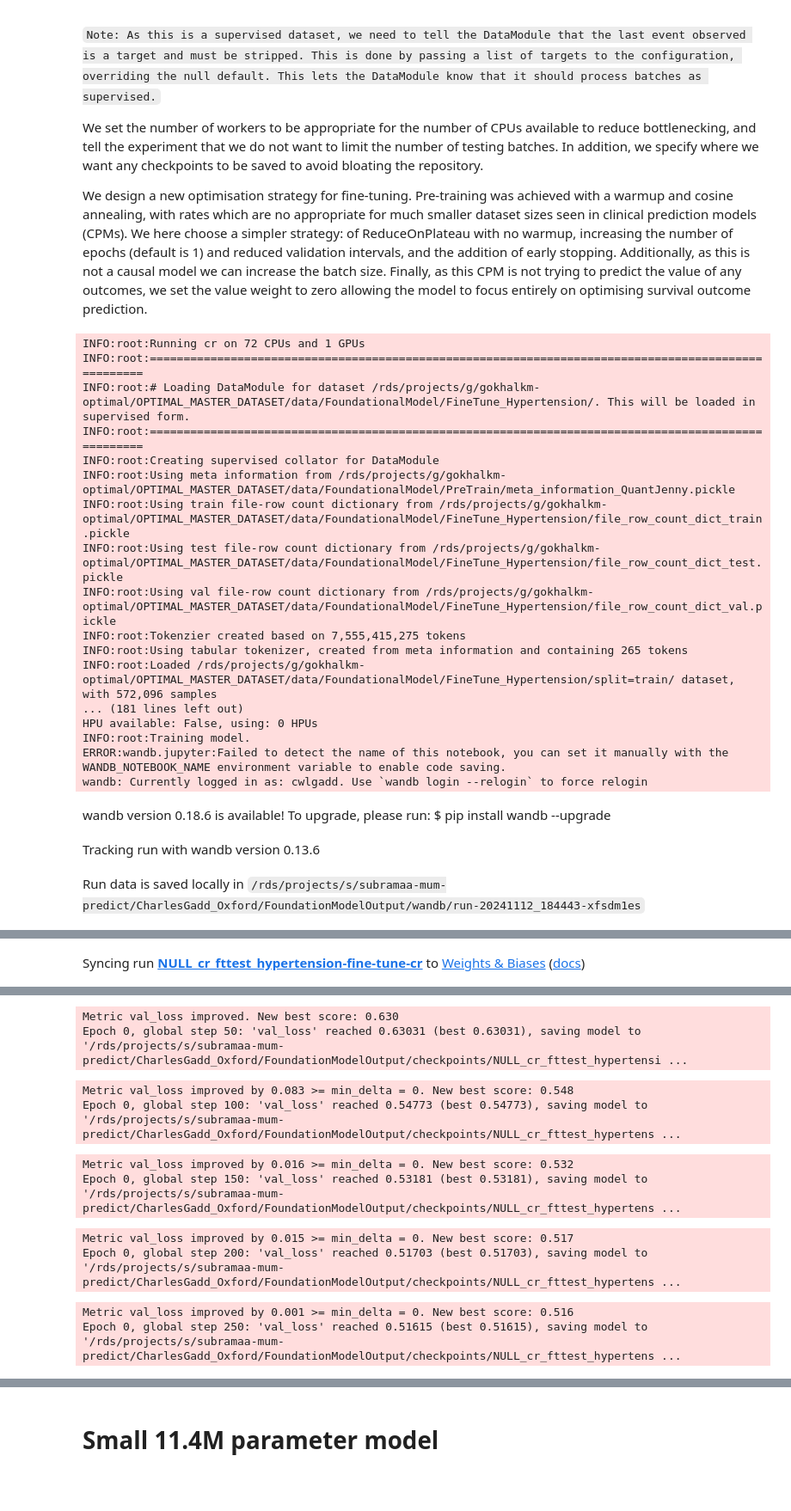
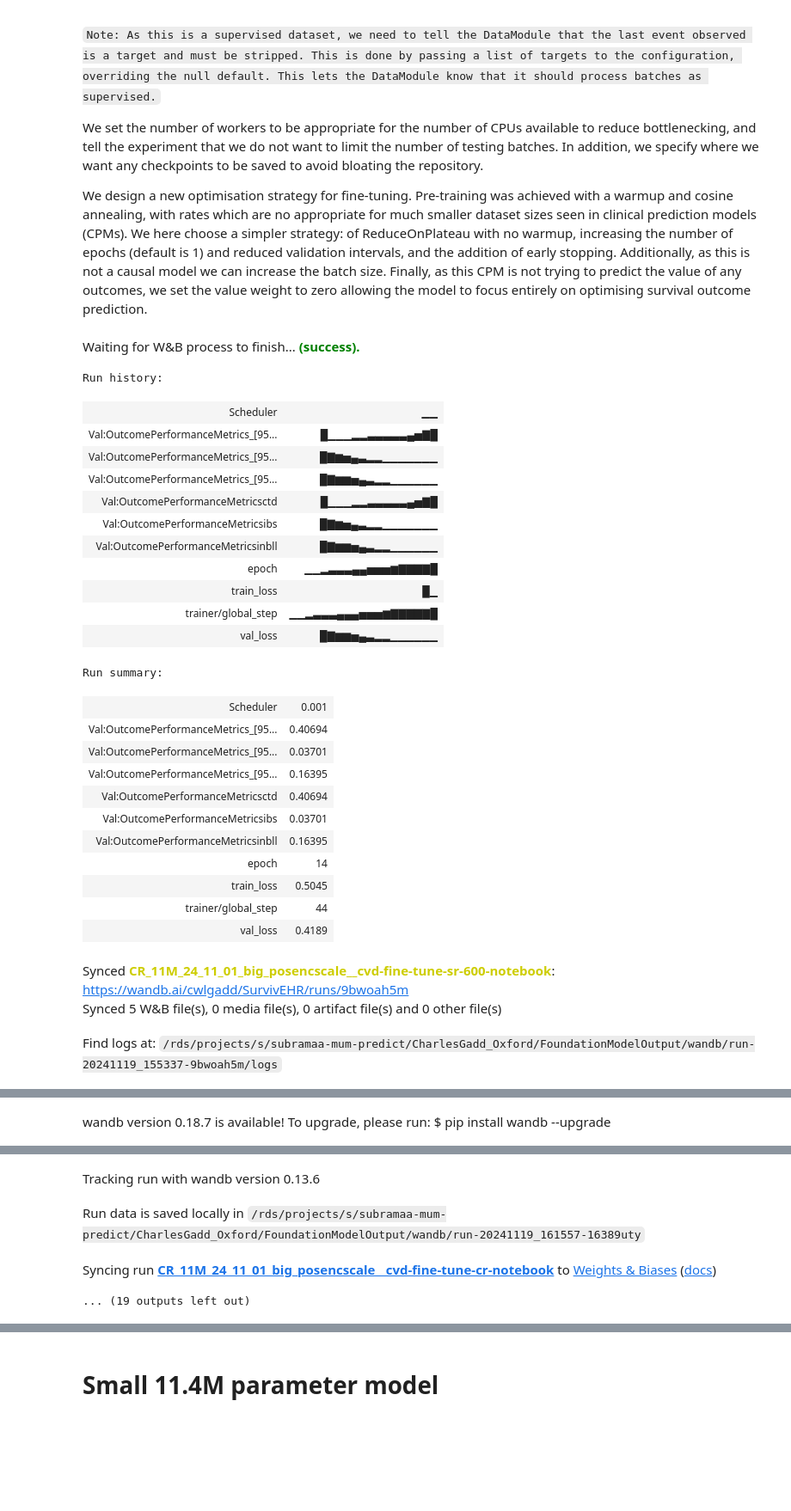
Before and after one commit to cwlgadd/SurvivEHR, a Jupyter notebook: examples/modelling/SurvStreamGPT/notebooks/CompetingRisk/CVD/4_finetune.ipynb, the cells around one changed output, grey strips where cells are left out. Shown at 86% size. Drawn from its saved outputs; the diff is of its cells as text; code cells hidden in the pictures; blank space fills up the shorter version.

```diff
--- a/examples/modelling/SurvStreamGPT/notebooks/CompetingRisk/CVD/4_finetune.ipynb
+++ b/examples/modelling/SurvStreamGPT/notebooks/CompetingRisk/CVD/4_finetune.ipynb
@@ -75,9 +75,9 @@ We set the number of workers to be appropriate for the number of CPUs available
 
 We design a new optimisation strategy for fine-tuning. Pre-training was achieved with a warmup and cosine annealing, with rates which are no appropriate for much smaller dataset sizes seen in clinical prediction models (CPMs). We here choose a simpler strategy: of ReduceOnPlateau with no warmup, increasing the number of epochs (default is 1) and reduced validation intervals, and the addition of early stopping. Additionally, as this is not a causal model we can increase the batch size. Finally, as this CPM is not trying to predict the value of any outcomes, we set the value weight to zero allowing the model to focus entirely on optimising survival outcome prediction.
 # %%
-pre_trained_models = ["NULL_cr_fttest"]   # "CR_11M_24_11_01_big_posencscale_",
-experiments = ["hypertension", "cvd"]
-experiment_types = ["fine-tune-cr"]  # "fine-tune-sr",
+pre_trained_models = ["CR_11M_24_11_01_big_posencscale_"]   # , "NULL-CR"
+experiments = ["cvd", "hypertension"]
+experiment_types = ["fine-tune-cr", "fine-tune-sr"]
 
 for pre_trained_model in pre_trained_models:
 
@@ -91,58 +91,66 @@ for pre_trained_model in pre_trained_models:
                 cfg = compose(config_name="config_CompetingRisk37M",
                               overrides=[# Experiment setup
                                          f"experiment.type='{experiment_type}'",
-                                         f"experiment.run_id='{pre_trained_model}'",  #
-                                         f"experiment.fine_tune_id='{experiment}-{experiment_type}'",
+                                         f"experiment.run_id='{pre_trained_model}'",
+                                         f"experiment.fine_tune_id='{experiment}-{experiment_type}-notebook'",
                                          "experiment.train=True",
                                          "experiment.test=True",
                                          # Dataloader
-                                         # "data.batch_size=512",
+                                         "data.batch_size=256",
                                          "data.meta_information_path=/rds/projects/g/gokhalkm-optimal/OPTIMAL_MASTER_DATASET/data/FoundationalModel/PreTrain/meta_information_QuantJenny.pickle",
                                          "data.min_workers=12",
                                          # Optimiser
                                          "optim.num_epochs=20",
                                          "optim.limit_test_batches=null",
                                          "optim.scheduler=ReduceOnPlateau",
                                          "optim.scheduler_warmup=False",
-                                         "optim.learning_rate=1e-4",
+                                         "optim.learning_rate=1e-3",
                                          "optim.val_check_interval=50",
                                          "optim.early_stop=True",
-                                         "optim.early_stop_patience=5",
+                                         "optim.early_stop_patience=20",
                                          "optim.limit_val_batches=0.035",
                                         ]
                              )
 
 
             match experiment.lower():
                 case "cvd":
                     cfg.data.path_to_ds="/rds/projects/g/gokhalkm-optimal/OPTIMAL_MASTER_DATASET/data/FoundationalModel/FineTune_CVD/"
                     cfg.experiment.fine_tune_outcomes=["IHDINCLUDINGMI_OPTIMALV2", "ISCHAEMICSTROKE_V2", "MINFARCTION", "STROKEUNSPECIFIED_V2", "STROKE_HAEMRGIC"]
                 case "hypertension":
                     cfg.data.path_to_ds="/rds/projects/g/gokhalkm-optimal/OPTIMAL_MASTER_DATASET/data/FoundationalModel/FineTune_Hypertension/"
                     cfg.experiment.fine_tune_outcomes=["HYPERTENSION"]
 
 
             model, dm = run(cfg)
             print(f"Loaded model with {sum(p.numel() for p in model.parameters())/1e6} M parameters")
             wandb.finish()
 # %% [output]
+Waiting for W&B process to finish... (success).
-INFO:root:Running cr on 72 CPUs and 1 GPUs
-INFO:root:====================================================================================================
-INFO:root:# Loading DataModule for dataset /rds/projects/g/gokhalkm-optimal/OPTIMAL_MASTER_DATASET/data/FoundationalModel/FineTune_Hypertension/. This will be loaded in supervised form.
-INFO:root:====================================================================================================
-INFO:root:Creating supervised collator for DataModule
-INFO:root:Using meta information from /rds/projects/g/gokhalkm-optimal/OPTIMAL_MASTER_DATASET/data/FoundationalModel/PreTrain/meta_information_QuantJenny.pickle
-INFO:root:Using train file-row count dictionary from /rds/projects/g/gokhalkm-optimal/OPTIMAL_MASTER_DATASET/data/FoundationalModel/FineTune_Hypertension/file_row_count_dict_train.pickle
-INFO:root:Using test file-row count dictionary from /rds/projects/g/gokhalkm-optimal/OPTIMAL_MASTER_DATASET/data/FoundationalModel/FineTune_Hypertension/file_row_count_dict_test.pickle
-INFO:root:Using val file-row count dictionary from /rds/projects/g/gokhalkm-optimal/OPTIMAL_MASTER_DATASET/data/FoundationalModel/FineTune_Hypertension/file_row_count_dict_val.pickle
-INFO:root:Tokenzier created based on 7,555,415,275 tokens
-INFO:root:Using tabular tokenizer, created from meta information and containing 265 tokens
-INFO:root:Loaded /rds/projects/g/gokhalkm-optimal/OPTIMAL_MASTER_DATASET/data/FoundationalModel/FineTune_Hypertension/split=train/ dataset, with 572,096 samples
-... (181 lines left out)
-HPU available: False, using: 0 HPUs
-INFO:root:Training model.
-ERROR:wandb.jupyter:Failed to detect the name of this notebook, you can set it manually with the WANDB_NOTEBOOK_NAME environment variable to enable code saving.
-wandb: Currently logged in as: cwlgadd. Use `wandb login --relogin` to force relogin
+Run history:
-wandb version 0.18.6 is available! To upgrade, please run: $ pip install wandb --upgrade
+| Scheduler | ▁▁ |
+| Val:OutcomePerformanceMetrics_[95... | █▁▁▁▂▂▃▃▃▃▃▄▅▇█ |
+| Val:OutcomePerformanceMetrics_[95... | █▇▆▅▄▃▂▂▁▁▁▁▁▁▁ |
+| Val:OutcomePerformanceMetrics_[95... | █▇▆▆▅▄▃▂▂▁▁▁▁▁▁ |
+| Val:OutcomePerformanceMetricsctd | █▁▁▁▂▂▃▃▃▃▃▄▅▇█ |
+| Val:OutcomePerformanceMetricsibs | █▇▆▅▄▃▂▂▁▁▁▁▁▁▁ |
+| Val:OutcomePerformanceMetricsinbll | █▇▆▆▅▄▃▂▂▁▁▁▁▁▁ |
+| epoch | ▁▁▂▃▃▃▄▄▅▅▅▆▇▇▇▇█ |
+| train_loss | █▁ |
+| trainer/global_step | ▁▁▂▃▃▃▄▄▄▅▅▅▆▇▇▇▇▇█ |
+| val_loss | █▇▆▆▅▄▃▂▂▁▁▁▁▁▁ |
+Run summary:
+| Scheduler | 0.001 |
+| Val:OutcomePerformanceMetrics_[95... | 0.40694 |
+| Val:OutcomePerformanceMetrics_[95... | 0.03701 |
+| Val:OutcomePerformanceMetrics_[95... | 0.16395 |
+| Val:OutcomePerformanceMetricsctd | 0.40694 |
+| Val:OutcomePerformanceMetricsibs | 0.03701 |
+| Val:OutcomePerformanceMetricsinbll | 0.16395 |
+| epoch | 14 |
+| train_loss | 0.5045 |
+| trainer/global_step | 44 |
+| val_loss | 0.4189 |
-Tracking run with wandb version 0.13.6
+Synced CR_11M_24_11_01_big_posencscale__cvd-fine-tune-sr-600-notebook: https://wandb.ai/cwlgadd/SurvivEHR/runs/9bwoah5m
+Synced 5 W&B file(s), 0 media file(s), 0 artifact file(s) and 0 other file(s)
-Run data is saved locally in /rds/projects/s/subramaa-mum-predict/CharlesGadd_Oxford/FoundationModelOutput/wandb/run-20241112_184443-xfsdm1es
+Find logs at: /rds/projects/s/subramaa-mum-predict/CharlesGadd_Oxford/FoundationModelOutput/wandb/run-20241119_155337-9bwoah5m/logs
@@ -149 +174 @@ Run data is saved locally in /rds/projects/s/subramaa-mum-predict/CharlesGadd_Ox
-Syncing run NULL_cr_fttest_hypertension-fine-tune-cr to Weights & Biases (docs)
+wandb version 0.18.7 is available! To upgrade, please run: $ pip install wandb --upgrade
@@ -166,10 +175,4 @@ SLURM auto-requeueing enabled. Setting signal handlers.
-Metric val_loss improved. New best score: 0.630
-Epoch 0, global step 50: 'val_loss' reached 0.63031 (best 0.63031), saving model to '/rds/projects/s/subramaa-mum-predict/CharlesGadd_Oxford/FoundationModelOutput/checkpoints/NULL_cr_fttest_hypertensi ...
+Tracking run with wandb version 0.13.6
+Run data is saved locally in /rds/projects/s/subramaa-mum-predict/CharlesGadd_Oxford/FoundationModelOutput/wandb/run-20241119_161557-16389uty
+Syncing run CR_11M_24_11_01_big_posencscale__cvd-fine-tune-cr-notebook to Weights & Biases (docs)
-Metric val_loss improved by 0.083 >= min_delta = 0. New best score: 0.548
-Epoch 0, global step 100: 'val_loss' reached 0.54773 (best 0.54773), saving model to '/rds/projects/s/subramaa-mum-predict/CharlesGadd_Oxford/FoundationModelOutput/checkpoints/NULL_cr_fttest_hypertens ...
+... (19 outputs left out)
-Metric val_loss improved by 0.016 >= min_delta = 0. New best score: 0.532
-Epoch 0, global step 150: 'val_loss' reached 0.53181 (best 0.53181), saving model to '/rds/projects/s/subramaa-mum-predict/CharlesGadd_Oxford/FoundationModelOutput/checkpoints/NULL_cr_fttest_hypertens ...
-Metric val_loss improved by 0.015 >= min_delta = 0. New best score: 0.517
-Epoch 0, global step 200: 'val_loss' reached 0.51703 (best 0.51703), saving model to '/rds/projects/s/subramaa-mum-predict/CharlesGadd_Oxford/FoundationModelOutput/checkpoints/NULL_cr_fttest_hypertens ...
-Metric val_loss improved by 0.001 >= min_delta = 0. New best score: 0.516
-Epoch 0, global step 250: 'val_loss' reached 0.51615 (best 0.51615), saving model to '/rds/projects/s/subramaa-mum-predict/CharlesGadd_Oxford/FoundationModelOutput/checkpoints/NULL_cr_fttest_hypertens ...
```
Also changed, not shown: parts of 2 cells of this notebook, 23 other files.
